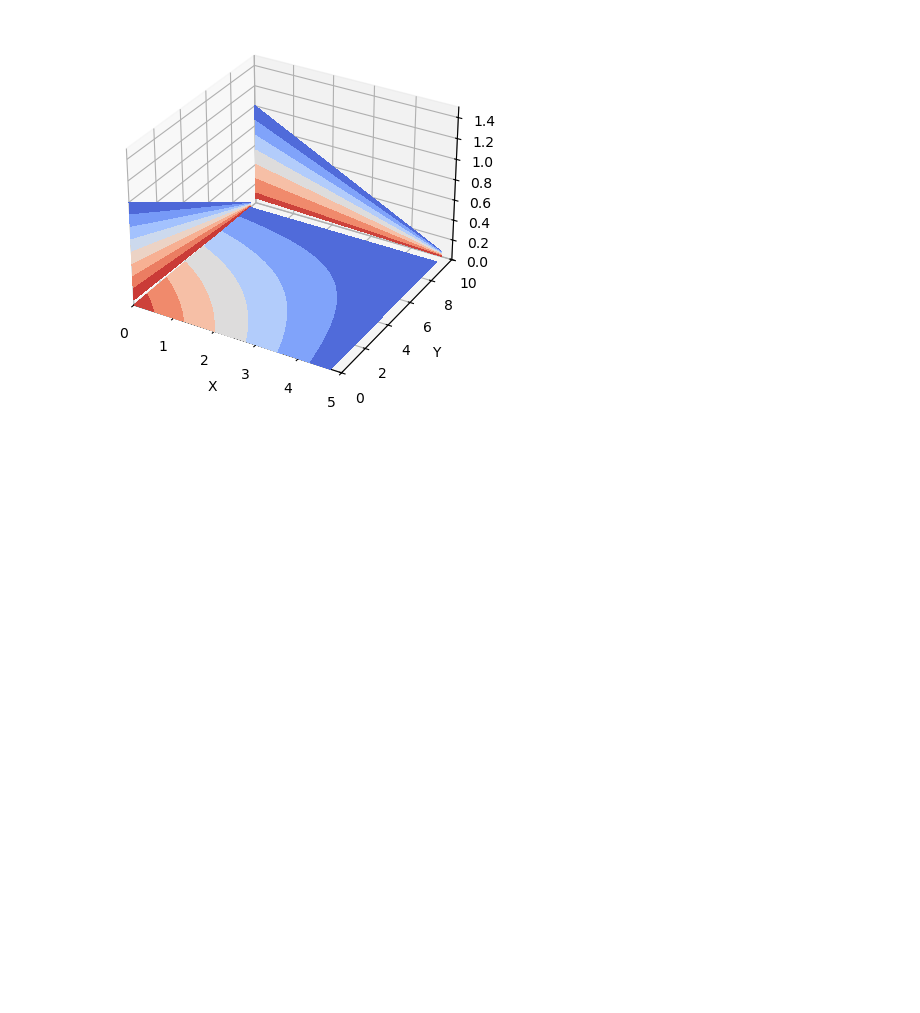
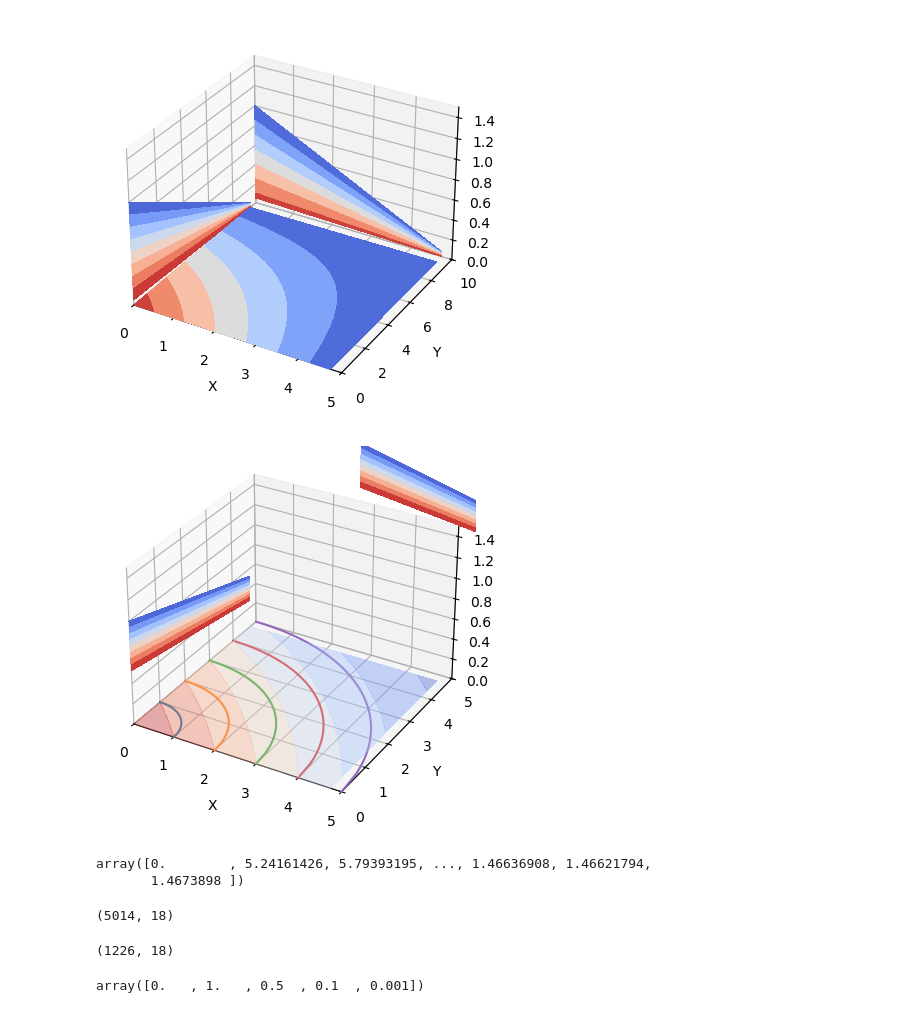
Before and after one commit to nachtdenkerr/42Horsepower, a Jupyter notebook: test.ipynb, the cells around one changed output. Drawn from its saved outputs; the diff is of its cells as text; code cells hidden in the pictures; blank space fills up the shorter version.

Commit message:
added: code to check the behaviour of reward function and reward_test6a

```diff
--- a/test.ipynb
+++ b/test.ipynb
@@ -375,3 +376,66 @@ ax.set(xlim=(0, 5), ylim=(0, 10), zlim=(0, 1.5),
 plt.show()
 # %% [output]
 [figure]
+# %%
+import matplotlib.pyplot as plt
+from mpl_toolkits.mplot3d import axes3d
+
+# Make data.
+distance_from_ideal = np.arange(0, 5, 0.25)
+direction_diff = np.arange(0, 5, 0.25)
+distance_from_ideal, direction_diff = np.meshgrid(distance_from_ideal, direction_diff)
+
+reward = 1
+distance_factor = 1 - distance_from_ideal / 10
+reward *= distance_factor
+heading_factor = 1 - (direction_diff / 10)
+reward *= heading_factor
+
+fig = plt.figure()
+ax = fig.add_subplot(projection='3d')
+
+ax.contourf(distance_from_ideal, direction_diff, reward, zdir='z', offset=0, cmap='coolwarm', alpha=0.4)
+ax.contourf(distance_from_ideal, direction_diff, reward, zdir='x', offset=0, cmap='coolwarm')
+ax.contourf(distance_from_ideal, direction_diff, reward, zdir='y', offset=10, cmap='coolwarm')
+
+# Plot a circle using the x and y axes.
+x = np.linspace(0, 1, 100)
+y = np.sqrt(1 - x**2)
+ax.plot(x, y, zs=0, zdir='z')
+x = np.linspace(0, 2, 100)
+y = np.sqrt(4 - x**2)
+ax.plot(x, y, zs=0, zdir='z')
+x = np.linspace(0, 3, 100)
+y = np.sqrt(9 - x**2)
+ax.plot(x, y, zs=0, zdir='z')
+x = np.linspace(0, 4, 100)
+y = np.sqrt(16 - x**2)
+ax.plot(x, y, zs=0, zdir='z')
+x = np.linspace(0, 5, 100)
+y = np.sqrt(25 - x**2)
+ax.plot(x, y, zs=0, zdir='z')
+
+ax.set(xlim=(0, 5), ylim=(0, 5), zlim=(0, 1.5),
+       xlabel='X', ylabel='Y', zlabel='Z')
+
+plt.show()
+# %% [output]
+[figure, added]
+# %%
+df['reward'].unique()
+# %% [output]
+array([0.        , 5.24161426, 5.79393195, ..., 1.46636908, 1.46621794,
+       1.4673898 ])
+# %%
+df.shape
+# %% [output]
+(5014, 18)
+# %%
+df = pd.read_csv(os.path.join(eval_log_dir, "optimized_clone/sim-trace/evaluation/20250907203941-Rt2xFlg-RjizDD3bG9iJdw/evaluation-simtrace/0-iteration.csv"))
+df.shape
+# %% [output]
+(1226, 18)
+# %%
+df['reward'].unique()
+# %% [output]
+array([0.   , 1.   , 0.5  , 0.1  , 0.001])
```
Also changed, not shown: parts of 1 cell of this notebook, 3 other files.
